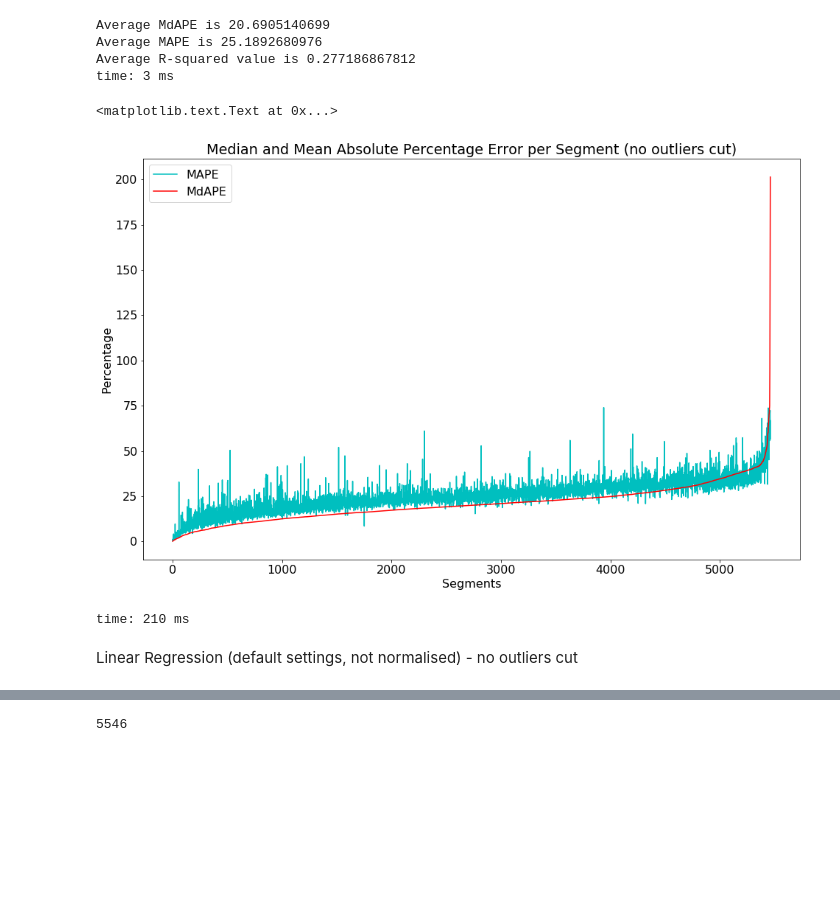
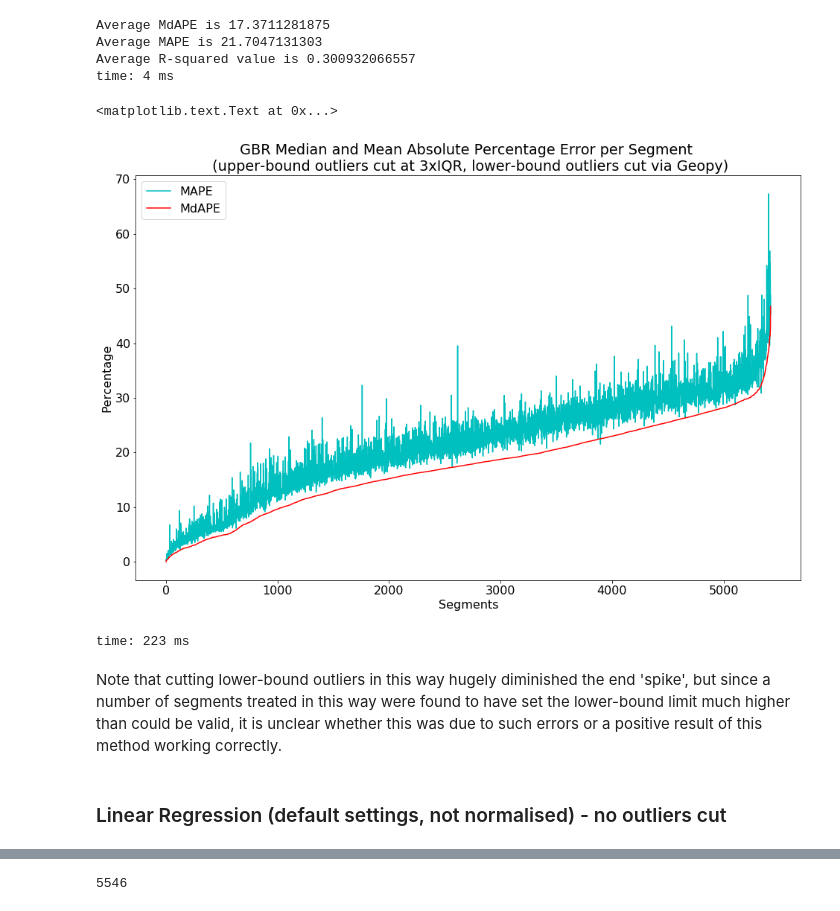
Before and after one commit to fuchsiana/Team10_DublinBusProject, a Jupyter notebook: project/Final_Model_Production+Results/model_results_charts_and_averages.ipynb, the cells around one changed output, grey strips where cells are left out. Drawn from its saved outputs; the diff is of its cells as text; code cells hidden in the pictures; blank space fills up the shorter version.

Commit message:
updating Final_Model_Production+Results folder

```diff
--- a/project/Final_Model_Production+Results/model_results_charts_and_averages.ipynb
+++ b/project/Final_Model_Production+Results/model_results_charts_and_averages.ipynb
@@ -119,4 +224,4 @@ Gradient Boosting Regression (loss = 'huber') - no outliers cut
 # %%
-gbr_noc = pd.read_csv('model_results_GBR_no_outliers_cut.csv')
-gbr_noc.shape[0]
+grbgoc = pd.read_csv('model_results_GBR_GeopyMethod_OutliersCut.csv')
+grbgoc.shape[0]
 # %% [output]
@@ -125,4 +230,4 @@ time: 10 ms
 # %%
-gbr_noc = gbr_noc.drop_duplicates()
-gbr_noc.shape[0]
+grbgoc = grbgoc.drop_duplicates()
+grbgoc.shape[0]
 # %% [output]
@@ -131,4 +236,4 @@ time: 8 ms
 # %%
-gbr_noc.sort_values(['MdAPE', 'MAPE', 'R-squared'], inplace=True)
-gbr_noc
+grbgoc.sort_values(['MdAPE', 'MAPE', 'R-squared'], inplace=True)
+grbgoc
 # %% [output]
@@ -162,9 +267,9 @@ Average R-squared value is 0.287490619336
 time: 4 ms
 # %%
-gbr_noc['Underreported'] = gbr_noc['Row_Count'] < 25
-gbr_noc = gbr_noc[gbr_noc.Underreported != True]
-gbr_noc = gbr_noc.drop(['Underreported'], axis=1)
-gbr_noc.reset_index(inplace=True)
-gbr_noc = gbr_noc.drop('index', axis=1)
-gbr_noc
+grbgoc['Underreported'] = grbgoc['Row_Count'] < 25
+grbgoc = grbgoc[grbgoc.Underreported != True]
+grbgoc = grbgoc.drop(['Underreported'], axis=1)
+grbgoc.reset_index(inplace=True)
+grbgoc = grbgoc.drop('index', axis=1)
+grbgoc
 # %% [output]
@@ -190,30 +295,32 @@ time: 25 ms
 # %%
-print ("Average MdAPE is", gbr_noc.MdAPE.mean())
-print ("Average MAPE is", gbr_noc.MAPE.mean())
-print ("Average R-squared value is", gbr_noc['R-squared'].mean())
+print ("Average MdAPE is", grbgoc.MdAPE.mean())
+print ("Average MAPE is", grbgoc.MAPE.mean())
+print ("Average R-squared value is", grbgoc['R-squared'].mean())
 # %% [output]
-Average MdAPE is 20.6905140699
-Average MAPE is 25.1892680976
-Average R-squared value is 0.277186867812
-time: 3 ms
+Average MdAPE is 17.3711281875
+Average MAPE is 21.7047131303
+Average R-squared value is 0.300932066557
+time: 4 ms
 # %%
 fig1 = plt.figure(figsize=(16,10))
 plt.rc('font', size=16)
 ax1 = fig1.add_subplot(111)
 
-ax1.plot(gbr_noc.MAPE, label='MAPE', color='c')
-ax1.plot(gbr_noc.MdAPE, label='MdAPE', color='r')
+ax1.plot(grbgoc.MAPE, label='MAPE', color='c')
+ax1.plot(grbgoc.MdAPE, label='MdAPE', color='r')
 
-ax1.set_title('Median and Mean Absolute Percentage Error per Segment (no outliers cut)')
+ax1.set_title('GBR Median and Mean Absolute Percentage Error per Segment \n (upper-bound outliers cut at 3xIQR, lower-bound outliers cut via Geopy)')
 ax1.legend(loc='upper left')
 ax1.set_ylabel('Percentage')
 ax1.set_xlabel('Segments')
 # %% [output]
 <matplotlib.text.Text at 0x...>
-[figure, old version]
+[figure, new version]
-time: 210 ms
+time: 223 ms
+# %% [markdown]
+Note that cutting lower-bound outliers in this way hugely diminished the end 'spike', but since a number of segments treated in this way were found to have set the lower-bound limit much higher than could be valid, it is unclear whether this was due to such errors or a positive result of this method working correctly.
 # %% [markdown]
-Linear Regression (default settings, not normalised) - no outliers cut
+### Linear Regression (default settings, not normalised) - no outliers cut
 # %%
 linr = pd.read_csv('model_results_LinR_no_outliers_cut.csv')
 linr.shape[0]
```
Also changed, not shown: parts of 52 cells of this notebook, 13 other files.
